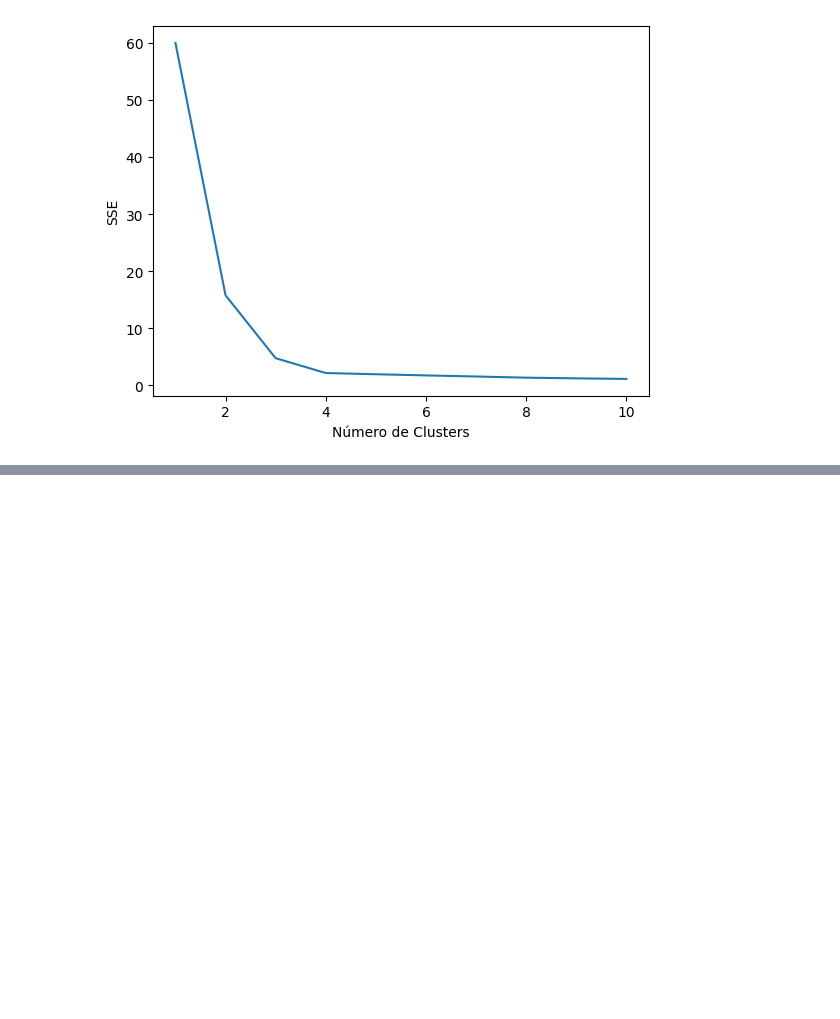
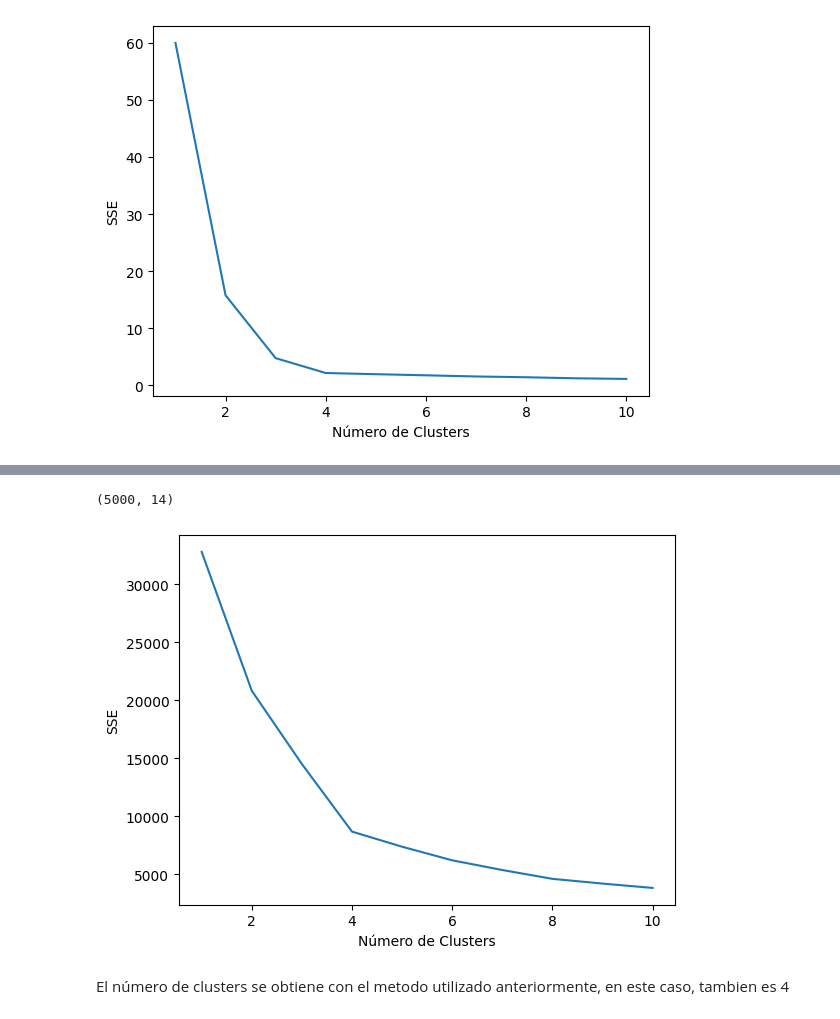
Before and after one commit to NicoRepo/Diplomado-UC, a Jupyter notebook: Modulo 3 - Machine Learning/MP3/MP3.ipynb, the cells around one changed output, grey strips where cells are left out. Drawn from its saved outputs; the diff is of its cells as text; code cells hidden in the pictures; blank space fills up the shorter version.

```diff
--- a/Modulo 3 - Machine Learning/MP3/MP3.ipynb
+++ b/Modulo 3 - Machine Learning/MP3/MP3.ipynb
@@ -72,0 +103,4 @@ print(_kmeans1.labels_)
+# %%
+dt_kmeans2 = pd.read_csv('kmeans2.csv')
+dt_kmeans2 = ((dt_kmeans2-dt_kmeans2.min())/(dt_kmeans2.max()-dt_kmeans2.min()))
+dt_kmeans2.info()
@@ -72,0 +125,24 @@ print(_kmeans1.labels_)
+# %%
+norm = StandardScaler()
+dt_kmeans2_std = norm.fit_transform(dt_kmeans2)
+dt_kmeans2_std.shape
+# %% [output]
+(5000, 14)
+# %%
+pca = PCA(n_components=2)
+dt_kmeans2_std_trans = pca.fit_transform(dt_kmeans2_std)
+dt_kmeans2_std_trans = pd.DataFrame(dt_kmeans2_std_trans, columns=['A', 'B'])
+# %%
+scores2 = dict()
+for i in range(1,11):
+  kmeans = KMeans(n_clusters=i, max_iter=1000).fit(dt_kmeans2_std_trans)
+  scores2.update({i: kmeans.inertia_})
+plt.figure()
+plt.plot(list(scores2.keys()), list(scores2.values()))
+plt.xlabel("Número de Clusters")
+plt.ylabel("SSE")
+plt.show()
+# %% [output]
+[figure, added]
+# %% [markdown]
+El número de clusters se obtiene con el metodo utilizado anteriormente, en este caso, tambien es 4
```
Also changed, not shown: parts of 16 cells of this notebook, 1 other file.
